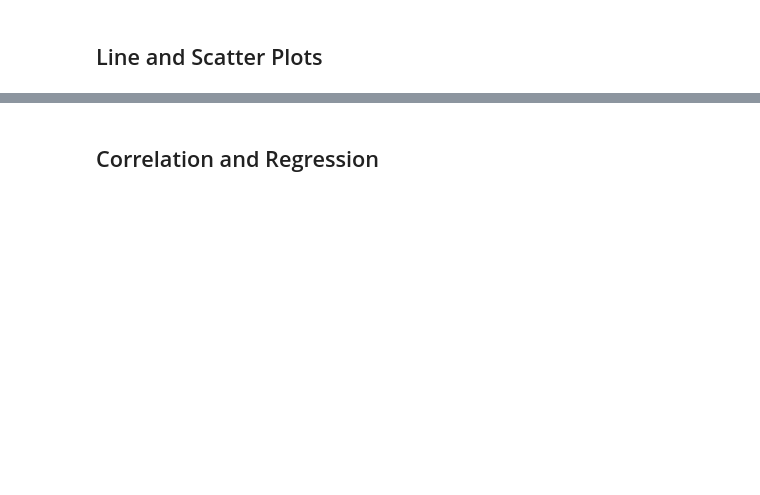
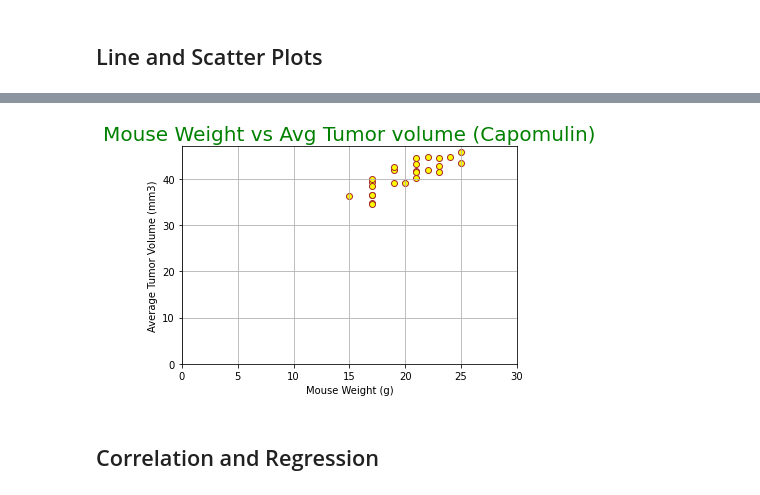
Before and after one commit to githotirado/matplotlib-challenge, a Jupyter notebook: pymaceuticals_starter.ipynb, the cells around one changed output, grey strips where cells are left out. Cells and saved outputs as stored; diff of their text form; code cells hidden in the pictures; blank space fills up the shorter version.

```diff
--- a/pymaceuticals_starter.ipynb
+++ b/pymaceuticals_starter.ipynb
@@ -136,3 +232,28 @@ combined_study_df["Tumor Volume (mm3)"].std()
+# %%
+# Generate a scatter plot of mouse weight versus average tumor volume for the Capomulin regimen
+treatment="Capomulin"
+scatter_mice_filter = (combined_study_df["Drug Regimen"] == treatment)
+scatter_plot_df = combined_study_df.loc[scatter_mice_filter].set_index("Mouse ID")
+mouse_weight_series = scatter_plot_df["Weight (g)"].groupby(by="Mouse ID").mean()
+tumor_vol_series = scatter_plot_df["Tumor Volume (mm3)"].groupby(by="Mouse ID").mean()
+
+# plt.style.use('seaborn')
+plt.scatter(
+    x = mouse_weight_series,
+    y = tumor_vol_series,
+    marker = "o",
+    edgecolor = "brown",
+    facecolor = "yellow"
+)
+plt.title(f"Mouse Weight vs Avg Tumor volume ({treatment})", fontsize=20, color="green")
+plt.xlim(0, 30)
+plt.xlabel("Mouse Weight (g)")
+plt.ylim(0, y_max)
+plt.ylabel("Average Tumor Volume (mm3)")
+plt.grid()
+plt.show()
+# %% [output]
+[figure, added]
 # %% [markdown]
 ## Correlation and Regression
 # %%
```
Also changed, not shown: parts of 12 cells of this notebook.
